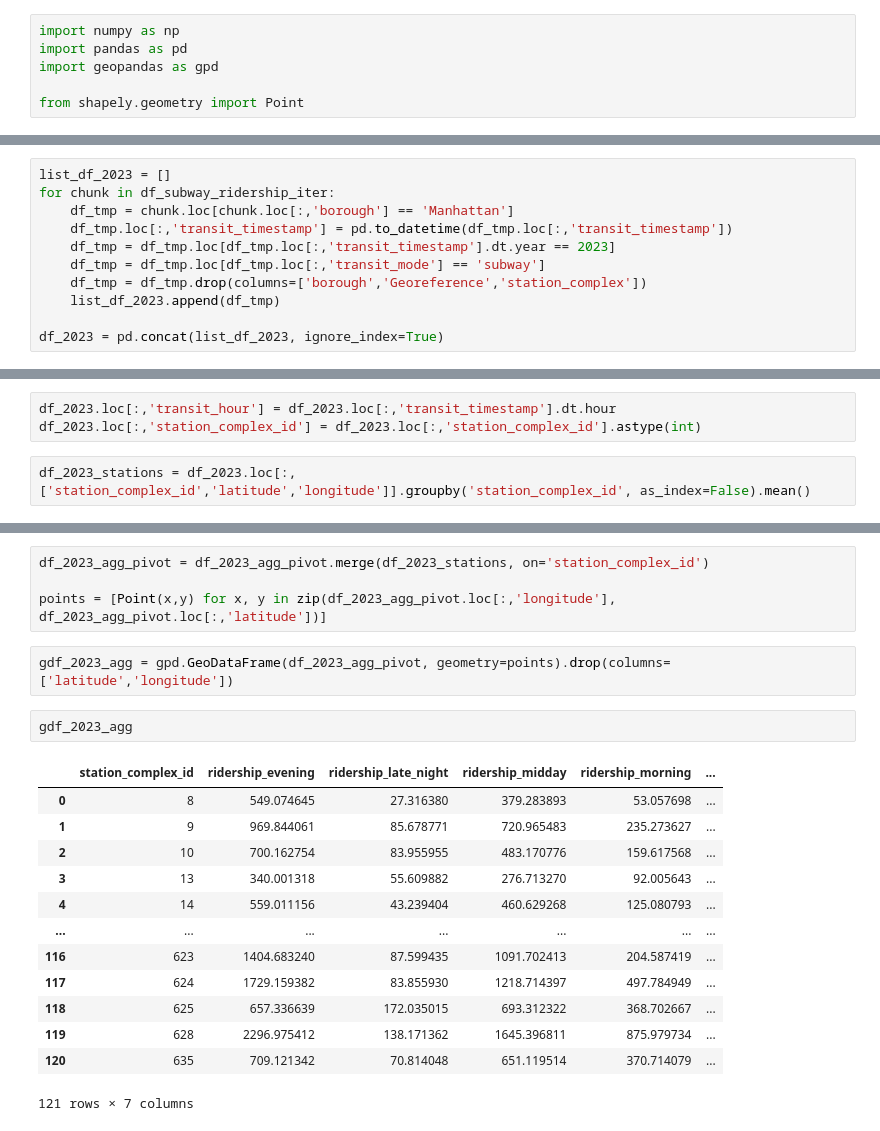
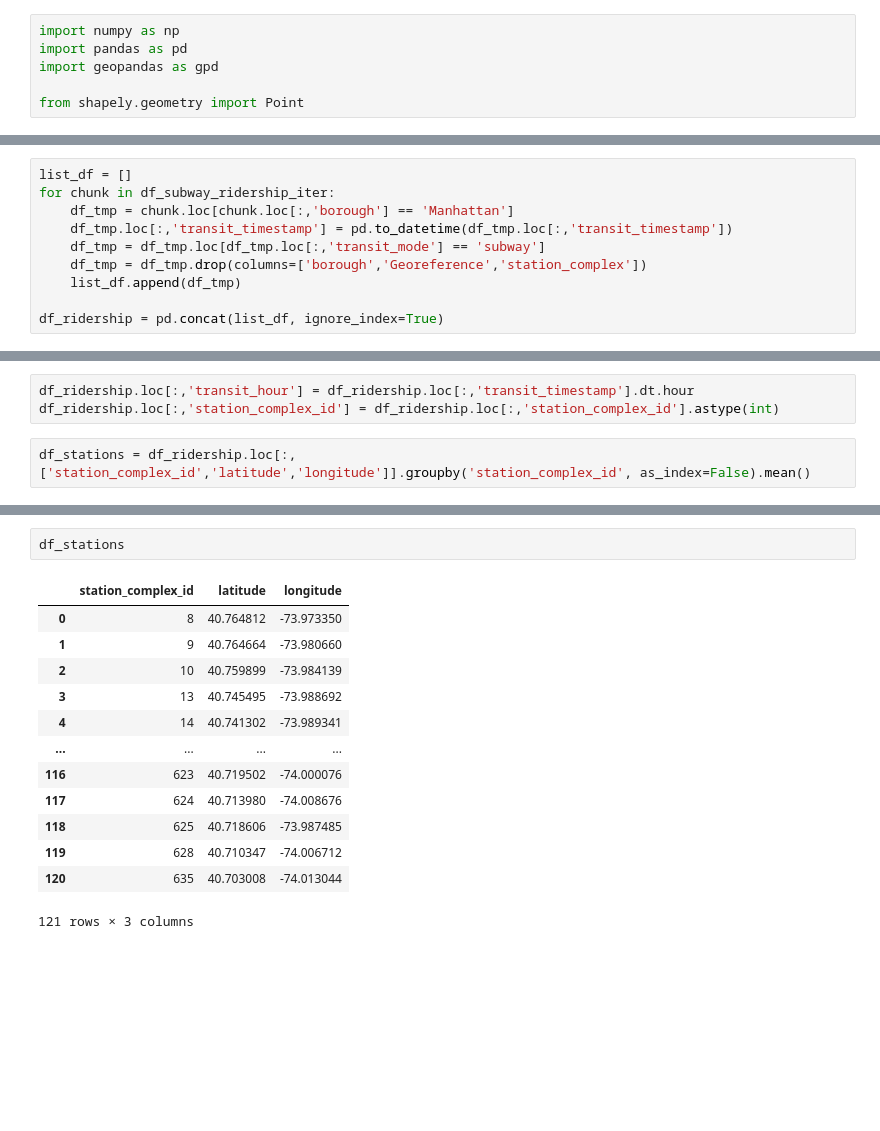
Before and after one commit to dkim949/team_gigo, a Jupyter notebook: notebooks/subway_ridership/processing_subway_ridership.ipynb, the cells around one changed output, grey strips where cells are left out. Cells and saved outputs as stored; diff of their text form; blank space fills up the shorter version.

```diff
--- a/notebooks/subway_ridership/processing_subway_ridership.ipynb
+++ b/notebooks/subway_ridership/processing_subway_ridership.ipynb
@@ -28,14 +9,13 @@ df_subway_ridership_100
 # %%
-list_df_2023 = []
+list_df = []
 for chunk in df_subway_ridership_iter:
     df_tmp = chunk.loc[chunk.loc[:,'borough'] == 'Manhattan']
     df_tmp.loc[:,'transit_timestamp'] = pd.to_datetime(df_tmp.loc[:,'transit_timestamp'])
-    df_tmp = df_tmp.loc[df_tmp.loc[:,'transit_timestamp'].dt.year == 2023]
     df_tmp = df_tmp.loc[df_tmp.loc[:,'transit_mode'] == 'subway']
     df_tmp = df_tmp.drop(columns=['borough','Georeference','station_complex'])
-    list_df_2023.append(df_tmp)
+    list_df.append(df_tmp)
 
-df_2023 = pd.concat(list_df_2023, ignore_index=True)
+df_ridership = pd.concat(list_df, ignore_index=True)
 # %% [output]
 A value is trying to be set on a copy of a slice from a DataFrame.
 Try using .loc[row_indexer,col_indexer] = value instead
@@ -57,5 +37,5 @@ See the caveats in the documentation: https://pandas.pydata.org/pandas-docs/stab
 # %%
-df_2023.loc[:,'transit_hour'] = df_2023.loc[:,'transit_timestamp'].dt.hour
-df_2023.loc[:,'station_complex_id'] = df_2023.loc[:,'station_complex_id'].astype(int)
+df_ridership.loc[:,'transit_hour'] = df_ridership.loc[:,'transit_timestamp'].dt.hour
+df_ridership.loc[:,'station_complex_id'] = df_ridership.loc[:,'station_complex_id'].astype(int)
 # %%
-df_2023_stations = df_2023.loc[:,['station_complex_id','latitude','longitude']].groupby('station_complex_id', as_index=False).mean()
+df_stations = df_ridership.loc[:,['station_complex_id','latitude','longitude']].groupby('station_complex_id', as_index=False).mean()
@@ -139,22 +42,16 @@ df_2023_agg_pivot
-# %%
-df_2023_agg_pivot = df_2023_agg_pivot.merge(df_2023_stations, on='station_complex_id')
-
-points = [Point(x,y) for x, y in zip(df_2023_agg_pivot.loc[:,'longitude'], df_2023_agg_pivot.loc[:,'latitude'])]
-# %%
-gdf_2023_agg = gpd.GeoDataFrame(df_2023_agg_pivot, geometry=points).drop(columns=['latitude','longitude'])
-# %%
-gdf_2023_agg
-# %% [output]
-|  | station_complex_id | ridership_evening | ridership_late_night | ridership_midday | ridership_morning | ... |
-| 0 | 8 | 549.074645 | 27.316380 | 379.283893 | 53.057698 | ... |
-| 1 | 9 | 969.844061 | 85.678771 | 720.965483 | 235.273627 | ... |
-| 2 | 10 | 700.162754 | 83.955955 | 483.170776 | 159.617568 | ... |
-| 3 | 13 | 340.001318 | 55.609882 | 276.713270 | 92.005643 | ... |
-| 4 | 14 | 559.011156 | 43.239404 | 460.629268 | 125.080793 | ... |
-| ... | ... | ... | ... | ... | ... | ... |
-| 116 | 623 | 1404.683240 | 87.599435 | 1091.702413 | 204.587419 | ... |
-| 117 | 624 | 1729.159382 | 83.855930 | 1218.714397 | 497.784949 | ... |
-| 118 | 625 | 657.336639 | 172.035015 | 693.312322 | 368.702667 | ... |
-| 119 | 628 | 2296.975412 | 138.171362 | 1645.396811 | 875.979734 | ... |
-| 120 | 635 | 709.121342 | 70.814048 | 651.119514 | 370.714079 | ... |
-121 rows × 7 columns
+# %%
+df_stations
+# %% [output]
+|  | station_complex_id | latitude | longitude |
+| 0 | 8 | 40.764812 | -73.973350 |
+| 1 | 9 | 40.764664 | -73.980660 |
+| 2 | 10 | 40.759899 | -73.984139 |
+| 3 | 13 | 40.745495 | -73.988692 |
+| 4 | 14 | 40.741302 | -73.989341 |
+| ... | ... | ... | ... |
+| 116 | 623 | 40.719502 | -74.000076 |
+| 117 | 624 | 40.713980 | -74.008676 |
+| 118 | 625 | 40.718606 | -73.987485 |
+| 119 | 628 | 40.710347 | -74.006712 |
+| 120 | 635 | 40.703008 | -74.013044 |
+121 rows × 3 columns
```
Also changed, not shown: parts of 15 cells of this notebook, 2 other files.
